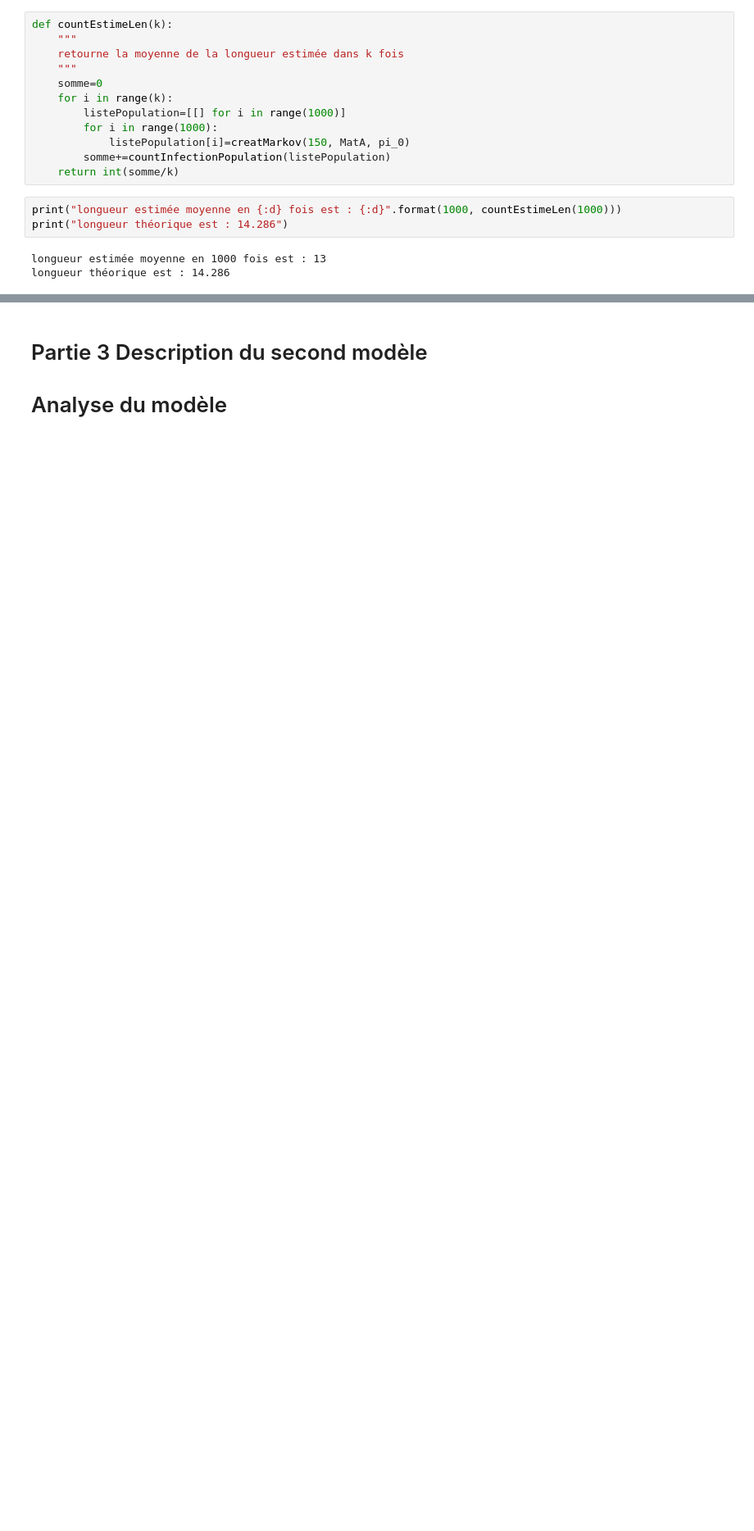
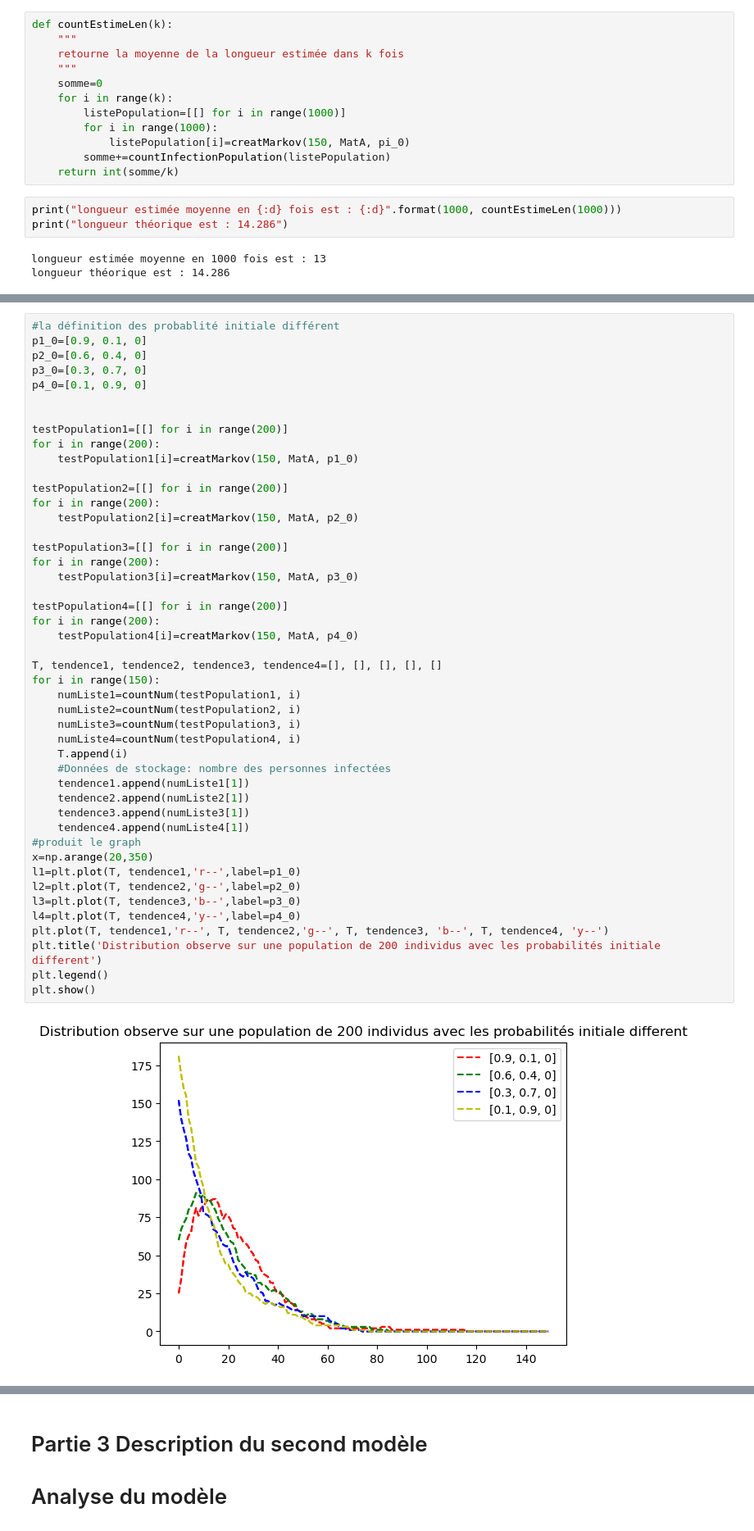
Before and after one commit to ZhouRUNLIN/LU3IN005-STAT-INFO, a Jupyter notebook: Projet3/projet3-IN005.ipynb, the cells around one changed output, grey strips where cells are left out. Shown: that part at 82% size. Drawn from its saved outputs; the diff is of its cells as text; blank space fills up the shorter version.

```diff
--- a/Projet3/projet3-IN005.ipynb
+++ b/Projet3/projet3-IN005.ipynb
@@ -405,0 +485,48 @@ showInfectionTheorique(70, 0.07)
+# %%
+#la définition des probablité initiale différent
+p1_0=[0.9, 0.1, 0]
+p2_0=[0.6, 0.4, 0]
+p3_0=[0.3, 0.7, 0]
+p4_0=[0.1, 0.9, 0]
+
+
+testPopulation1=[[] for i in range(200)]
+for i in range(200):
+    testPopulation1[i]=creatMarkov(150, MatA, p1_0)
+
+testPopulation2=[[] for i in range(200)]
+for i in range(200):
+    testPopulation2[i]=creatMarkov(150, MatA, p2_0)
+
+testPopulation3=[[] for i in range(200)]
+for i in range(200):
+    testPopulation3[i]=creatMarkov(150, MatA, p3_0)
+
+testPopulation4=[[] for i in range(200)]
+for i in range(200):
+    testPopulation4[i]=creatMarkov(150, MatA, p4_0)
+
+T, tendence1, tendence2, tendence3, tendence4=[], [], [], [], []
+for i in range(150):
+    numListe1=countNum(testPopulation1, i)
+    numListe2=countNum(testPopulation2, i)
+    numListe3=countNum(testPopulation3, i)
+    numListe4=countNum(testPopulation4, i)
+    T.append(i)
+    #Données de stockage: nombre des personnes infectées
+    tendence1.append(numListe1[1])
+    tendence2.append(numListe2[1])
+    tendence3.append(numListe3[1])
+    tendence4.append(numListe4[1])
+#produit le graph
+x=np.arange(20,350)
+l1=plt.plot(T, tendence1,'r--',label=p1_0)
+l2=plt.plot(T, tendence2,'g--',label=p2_0)
+l3=plt.plot(T, tendence3,'b--',label=p3_0)
+l4=plt.plot(T, tendence4,'y--',label=p4_0)
+plt.plot(T, tendence1,'r--', T, tendence2,'g--', T, tendence3, 'b--', T, tendence4, 'y--')
+plt.title('Distribution observe sur une population de 200 individus avec les probabilités initiale different')
+plt.legend()
+plt.show()
+# %% [output]
+[figure, added]
```
Also changed, not shown: parts of 13 cells of this notebook.
